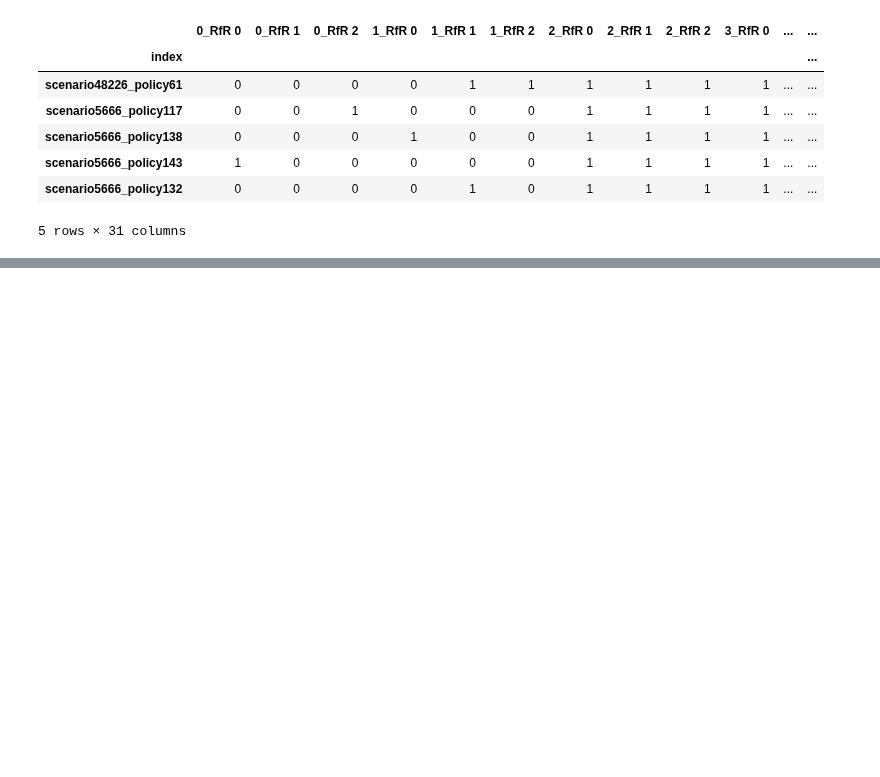
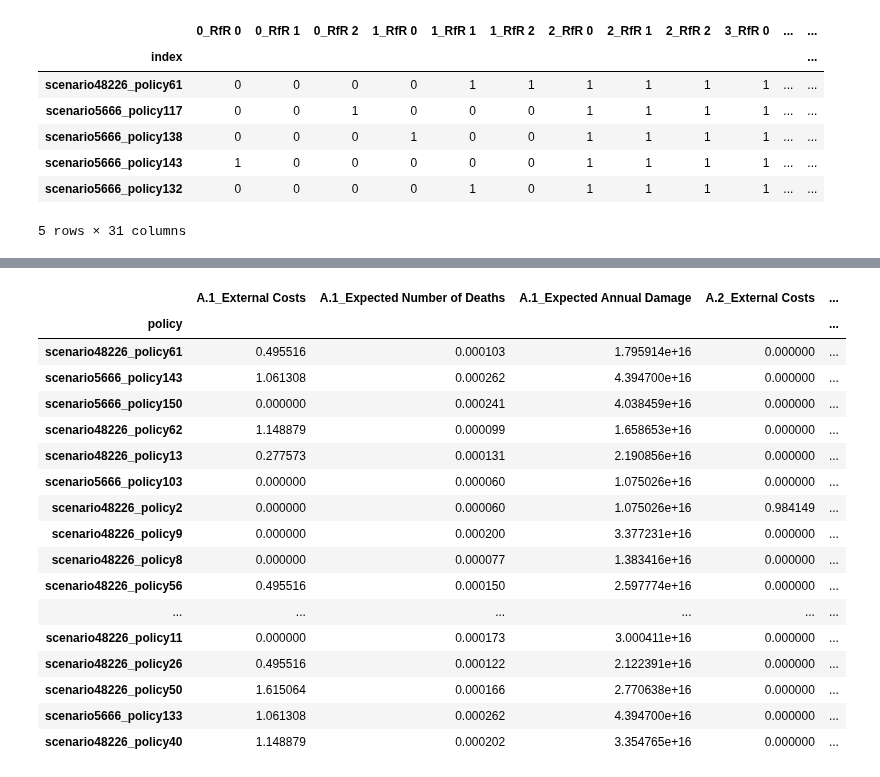
Before and after one commit to pherfkens/PROJECT_MBDM_GROUP1, a Jupyter notebook: final assignment/robustness_testing.ipynb, the cells around one changed output, grey strips where cells are left out. Cells and saved outputs as stored; diff of their text form; code cells hidden in the pictures; blank space fills up the shorter version.

```diff
--- a/final assignment/robustness_testing.ipynb
+++ b/final assignment/robustness_testing.ipynb
@@ -275,0 +161,21 @@ Name: count, dtype: int64
+# %%
+snr_scores_df_top_20
+# %% [output]
+|  | A.1_External Costs | A.1_Expected Number of Deaths | A.1_Expected Annual Damage | A.2_External Costs | ... |
+| policy |  |  |  |  | ... |
+| scenario48226_policy61 | 0.495516 | 0.000103 | 1.795914e+16 | 0.000000 | ... |
+| scenario5666_policy143 | 1.061308 | 0.000262 | 4.394700e+16 | 0.000000 | ... |
+| scenario5666_policy150 | 0.000000 | 0.000241 | 4.038459e+16 | 0.000000 | ... |
+| scenario48226_policy62 | 1.148879 | 0.000099 | 1.658653e+16 | 0.000000 | ... |
+| scenario48226_policy13 | 0.277573 | 0.000131 | 2.190856e+16 | 0.000000 | ... |
+| scenario5666_policy103 | 0.000000 | 0.000060 | 1.075026e+16 | 0.000000 | ... |
+| scenario48226_policy2 | 0.000000 | 0.000060 | 1.075026e+16 | 0.984149 | ... |
+| scenario48226_policy9 | 0.000000 | 0.000200 | 3.377231e+16 | 0.000000 | ... |
+| scenario48226_policy8 | 0.000000 | 0.000077 | 1.383416e+16 | 0.000000 | ... |
+| scenario48226_policy56 | 0.495516 | 0.000150 | 2.597774e+16 | 0.000000 | ... |
+| ... | ... | ... | ... | ... | ... |
+| scenario48226_policy11 | 0.000000 | 0.000173 | 3.000411e+16 | 0.000000 | ... |
+| scenario48226_policy26 | 0.495516 | 0.000122 | 2.122391e+16 | 0.000000 | ... |
+| scenario48226_policy50 | 1.615064 | 0.000166 | 2.770638e+16 | 0.000000 | ... |
+| scenario5666_policy133 | 1.061308 | 0.000262 | 4.394700e+16 | 0.000000 | ... |
+| scenario48226_policy40 | 1.148879 | 0.000202 | 3.354765e+16 | 0.000000 | ... |
```
Also changed, not shown: parts of 12 cells of this notebook, 1 other file.
